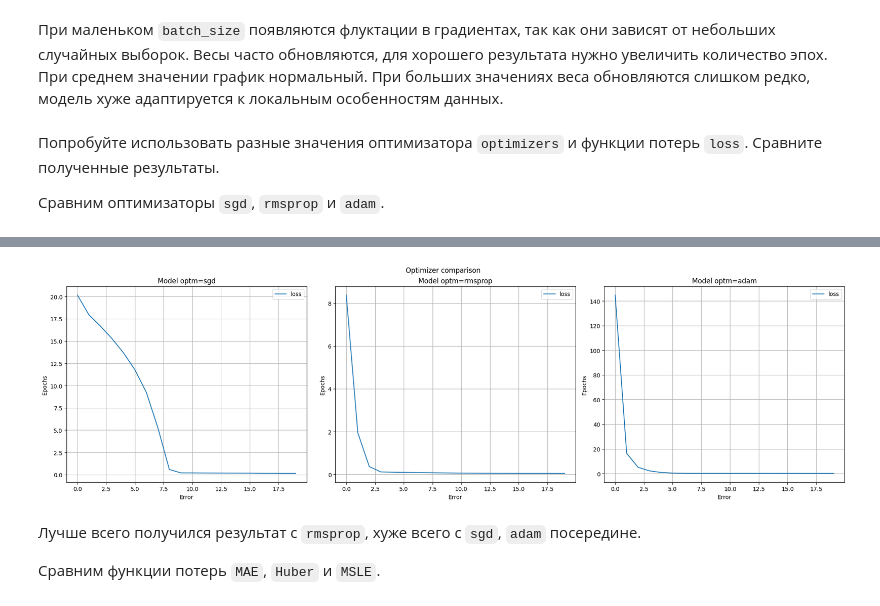
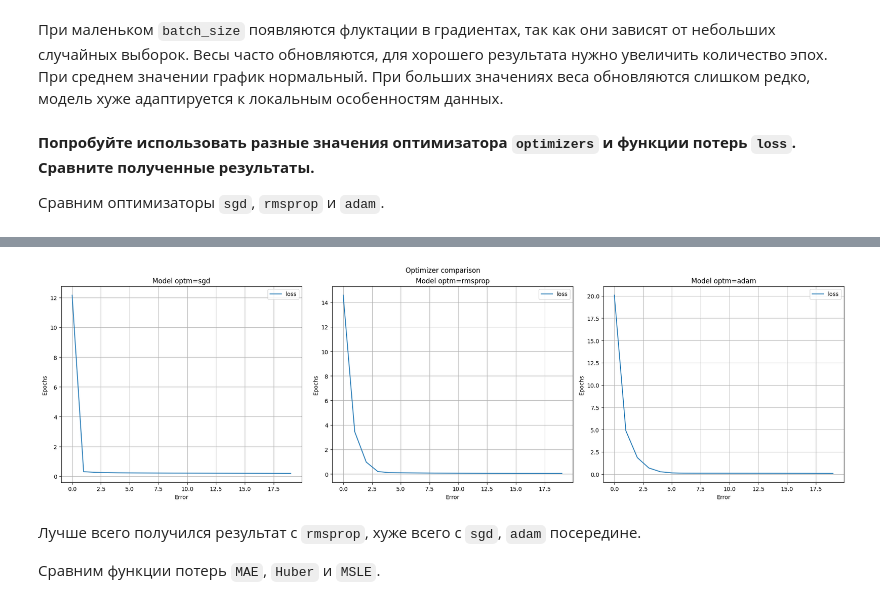
Before and after one commit to alexexexei/aai-labs, a Jupyter notebook: aai_lab2/Практическая_работа_2_–_Нейронные_сети.ipynb, the cells around one changed output, grey strips where cells are left out. Cells and saved outputs as stored; diff of their text form; code cells hidden in the pictures.

```diff
--- a/aai_lab2/Практическая_работа_2_–_Нейронные_сети.ipynb
+++ b/aai_lab2/Практическая_работа_2_–_Нейронные_сети.ipynb
@@ -659,20 +529,20 @@ Epoch 20/20
 # %% [markdown]
 При маленьком `batch_size` появляются флуктации в градиентах, так как они зависят от небольших случайных выборок. Весы часто обновляются, для хорошего результата нужно увеличить количество эпох. При среднем значении график нормальный. При больших значениях веса обновляются слишком редко, модель хуже адаптируется к локальным особенностям данных.
 # %% [markdown]
-Попробуйте использовать разные значения оптимизатора `optimizers` и функции потерь `loss`. Сравните полученные результаты.
+**Попробуйте использовать разные значения оптимизатора `optimizers` и функции потерь `loss`. Сравните полученные результаты.**
 
 Сравним оптимизаторы `sgd`, `rmsprop` и `adam`.
 # %%
 in_sz = 150
-hid_sz = 100
+hid_sz = 150
 out_sz = 1
-model_hid_100_new = get_seq_model(in_dim=in_sz, out_dim=out_sz, hid_dim=hid_sz)
-model_hid_100_new.compile(optimizer='sgd', loss=keras.losses.MeanSquaredLogarithmicError()) # Optimizer
+model_hid_150_new = get_seq_model(in_dim=in_sz, out_dim=out_sz, hid_dim=hid_sz)
+model_hid_150_new.compile(optimizer='sgd', loss=keras.losses.MeanSquaredLogarithmicError()) # Optimizer
 
-history_hid_100_new = model_hid_100_new.fit(X_train, y_train, epochs=20, batch_size=32)
+history_hid_100_new = model_hid_150_new.fit(X_train, y_train, epochs=20, batch_size=32)
 
-scores_hid_100_new = model_hid_100_new.evaluate(X_val, y_val, verbose=1)
-preds_hid_100_new = model_hid_100_new.predict(test_edited)
+scores_hid_100_new = model_hid_150_new.evaluate(X_val, y_val, verbose=1)
+preds_hid_100_new = model_hid_150_new.predict(test_edited)
 
 ans1 = get_output(preds_hid_100_new)
 
@@ -687,9 +557,10 @@ preds_hid_100_new_2 = model_hid_100_new_2.predict(test_edited)
 ans2 = get_output(preds_hid_100_new_2)
 
 name1, name2, name3 = 'Model optm=sgd', 'Model optm=rmsprop', 'Model optm=adam'
-print(f'scores_hid_100_new={scores_hid_100_new}\nscores_hid_100_new_2={scores_hid_100_new_2}')
+print(f'scores_hid_150_new={scores_hid_100_new}\nscores_hid_150_new_2={scores_hid_100_new_2}\nscores_hid_150={scores_hid_100}')
 print(ans1)
 print(ans2)
+print(anshh1)
 show_loss3(history_hid_100_new, history_hid_100_new_2, history_hid_100, 'Optimizer comparison', name1, name2, name3)
 # %% [output]
 Epoch 1/20
@@ -710,6 +581,6 @@ Epoch 6/20
 
 [1459 rows x 4 columns]
-[figure, old version]
+[figure, new version]
 # %% [markdown]
 Лучше всего получился результат с `rmsprop`, хуже всего с `sgd`, `adam` посередине.
 
```
Also changed, not shown: parts of 26 cells of this notebook.
